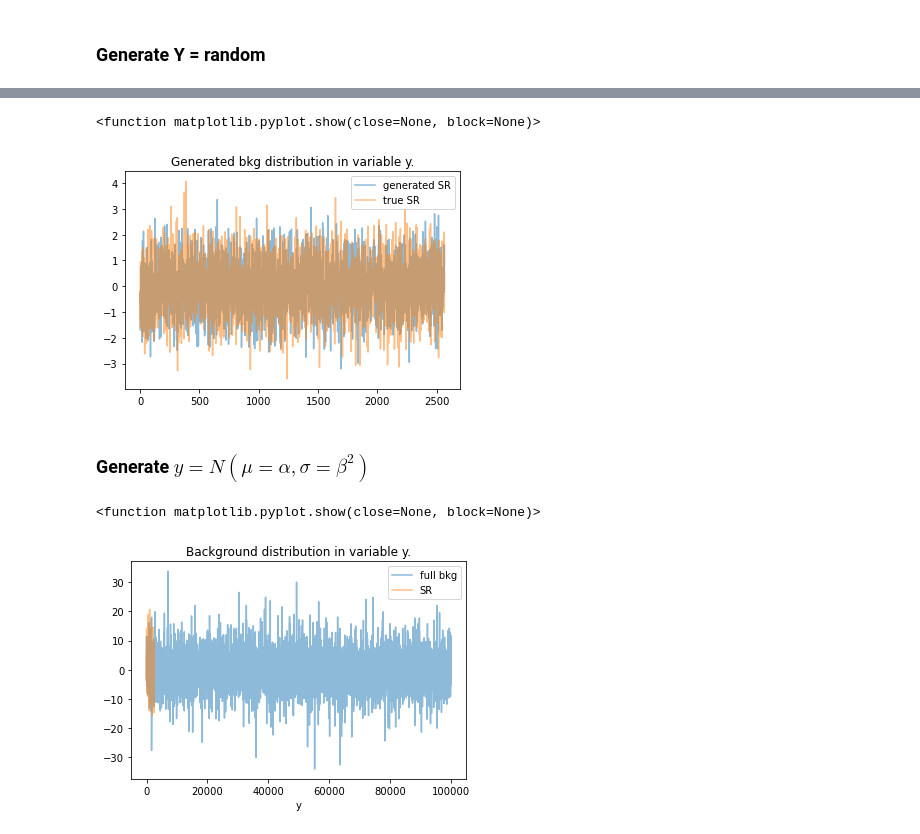
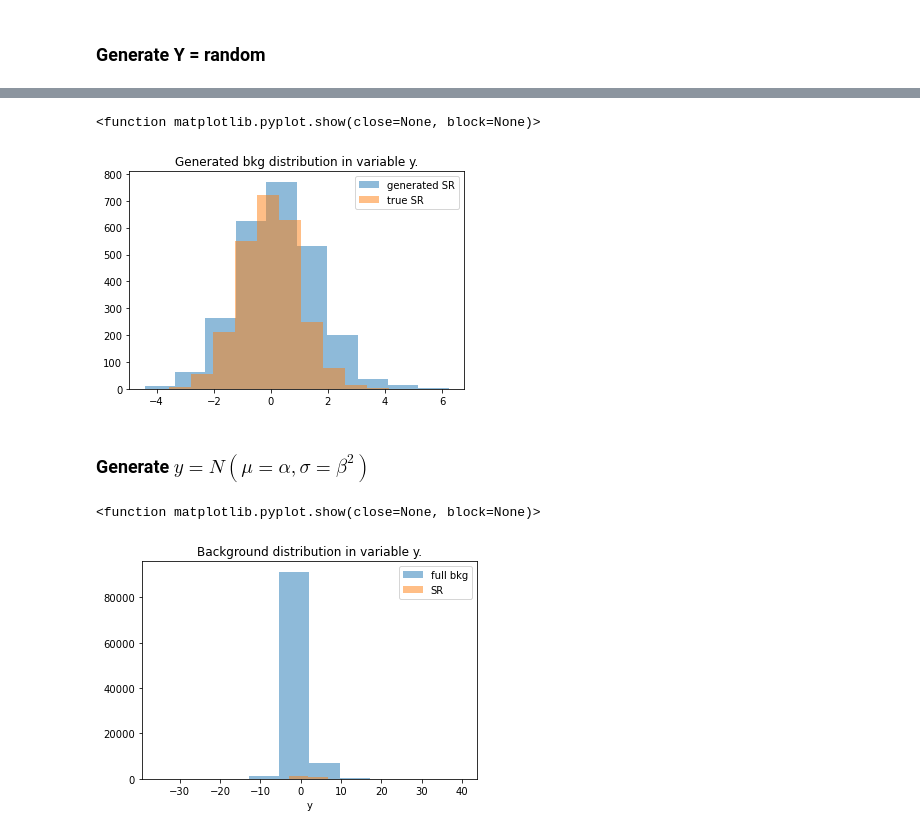
Before and after one commit to hep-lbdl/non-resonant-AD-extrapolation, a Jupyter notebook: Example.ipynb, the cells around one changed output, grey strips where cells are left out. Cells and saved outputs as stored; diff of their text form; code cells hidden in the pictures.

```diff
--- a/Example.ipynb
+++ b/Example.ipynb
@@ -286,27 +291,27 @@ Epoch 20/20
 # %%
 sample2 = np.array(samples[:,0])
-plt.plot(sample2, alpha = 0.5, label='generated SR')
-plt.plot(Y[mask_SR], alpha = 0.5, label='true SR')
+plt.hist(sample2, alpha = 0.5, label='generated SR')
+plt.hist(Y[mask_SR], alpha = 0.5, label='true SR')
 plt.title("Generated bkg distribution in variable y.")
 plt.legend()
 plt.show
 # %% [output]
 <function matplotlib.pyplot.show(close=None, block=None)>
-[figure, old version]
+[figure, new version]
 # %% [markdown]
 ### Generate $ y = N( \mu = \alpha,\sigma = \beta^2)$
 # %%
 Y = np.random.normal(x1, x2**2, n1).astype(dtype=np.float32)
 mask_SR = (x1 > 1) & (x2 > 1)
-plt.plot(Y, alpha = 0.5, label='full bkg')
-plt.plot(Y[mask_SR], alpha = 0.5, label='SR')
+plt.hist(Y, alpha = 0.5, label='full bkg')
+plt.hist(Y[mask_SR], alpha = 0.5, label='SR')
 plt.title("Background distribution in variable y.")
 plt.xlabel("y")
 plt.legend()
 plt.show
 # %% [output]
 <function matplotlib.pyplot.show(close=None, block=None)>
-[figure, old version]
+[figure, new version]
 # %%
 samples = train_conditioned(Y,data)
 # %% [output]
```
Also changed, not shown: parts of 14 cells of this notebook.
